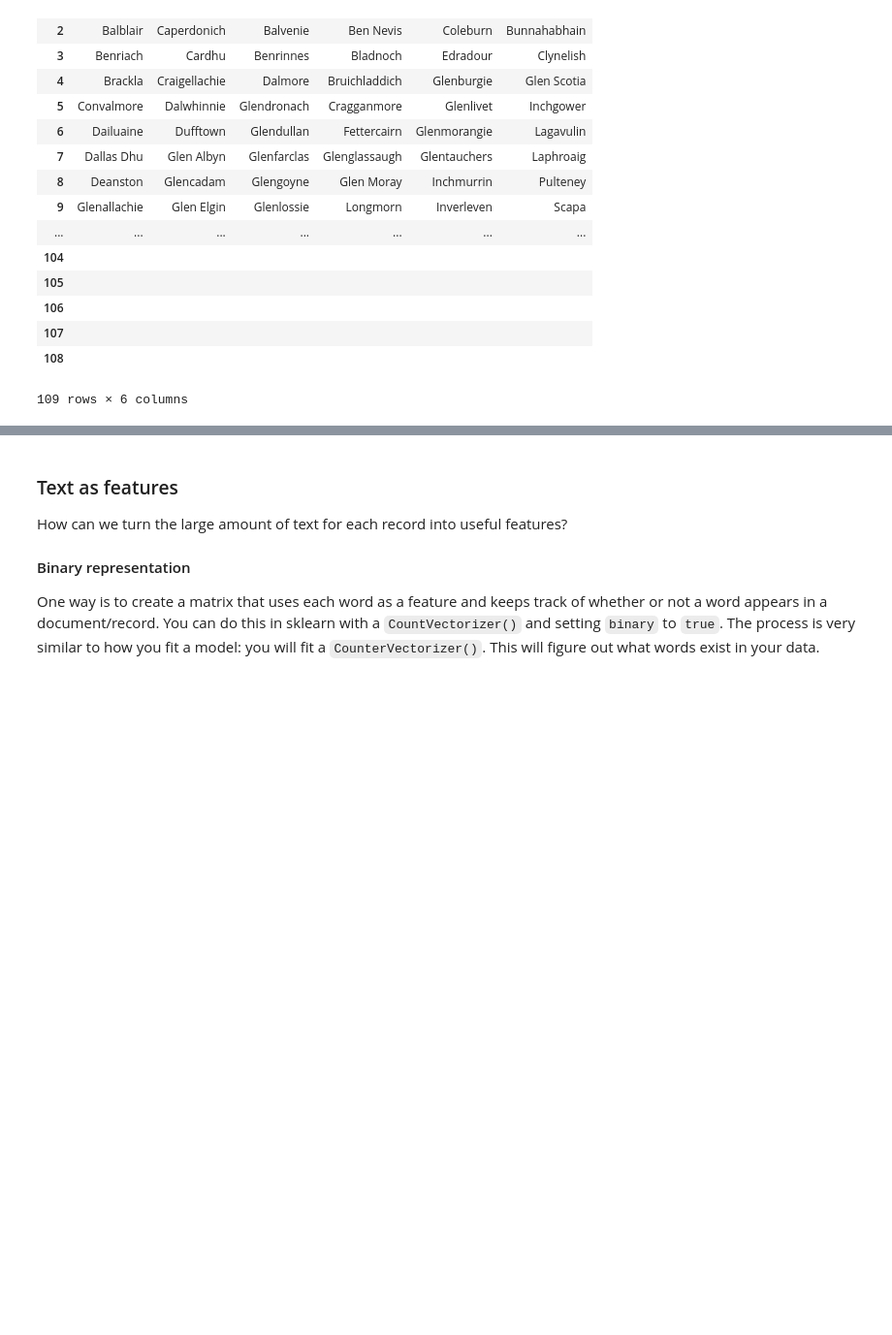
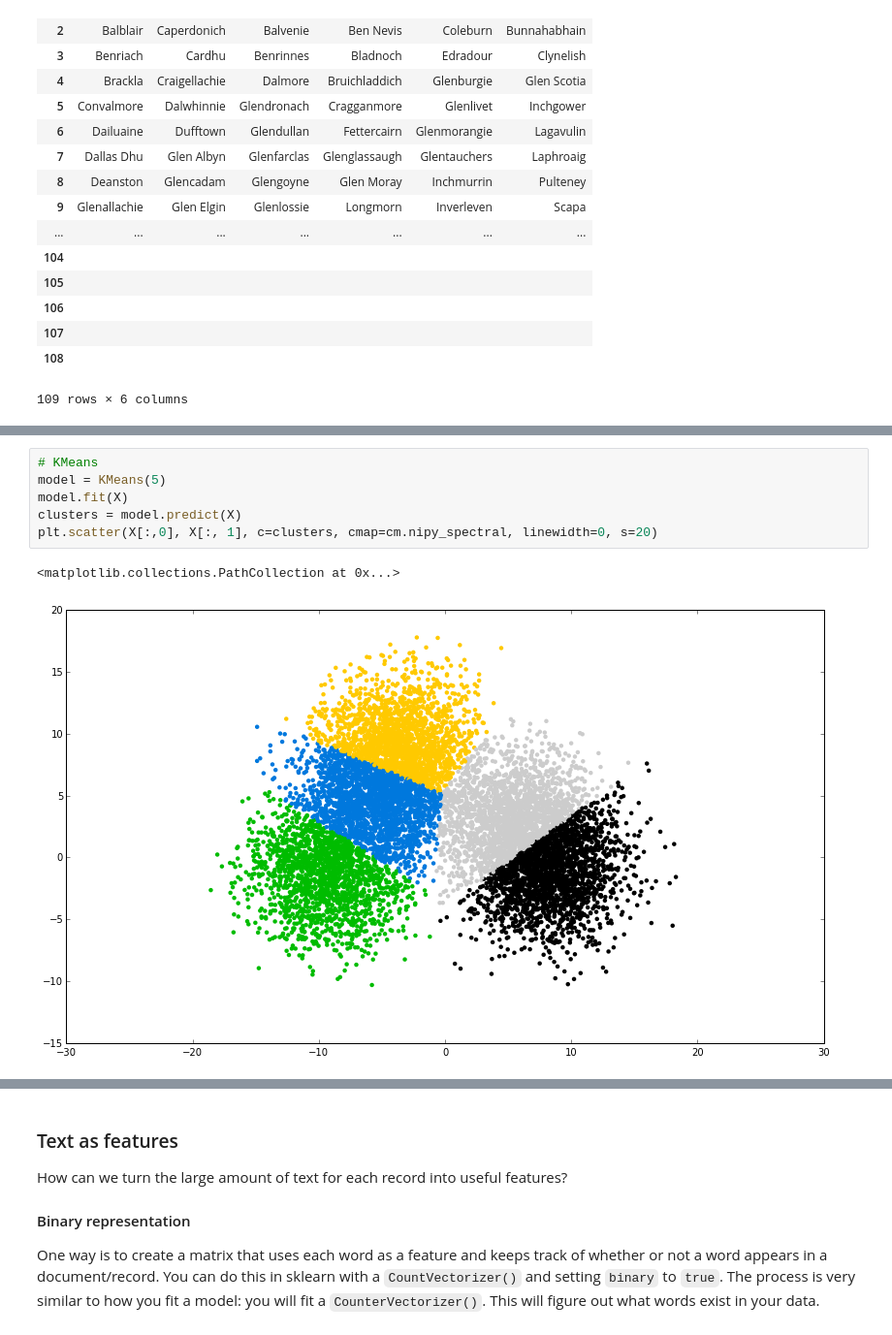
Before and after one commit to rmoakler/learning-data-science, a Jupyter notebook: Class_7/Clustering.ipynb, the cells around one changed output, grey strips where cells are left out. Shown at 97% size. Saved outputs shown, nothing was run; the diff lists cells and outputs as text; blank space fills up the shorter version.

```diff
--- a/Class_7/Clustering.ipynb
+++ b/Class_7/Clustering.ipynb
@@ -165,0 +178,9 @@ pd.DataFrame(cluster_listing)
+# %%
+# KMeans
+model = KMeans(5)
+model.fit(X)
+clusters = model.predict(X)
+plt.scatter(X[:,0], X[:, 1], c=clusters, cmap=cm.nipy_spectral, linewidth=0, s=20)
+# %% [output]
+<matplotlib.collections.PathCollection at 0x...>
+[figure, added]
```
Also changed, not shown: parts of 7 cells of this notebook.
